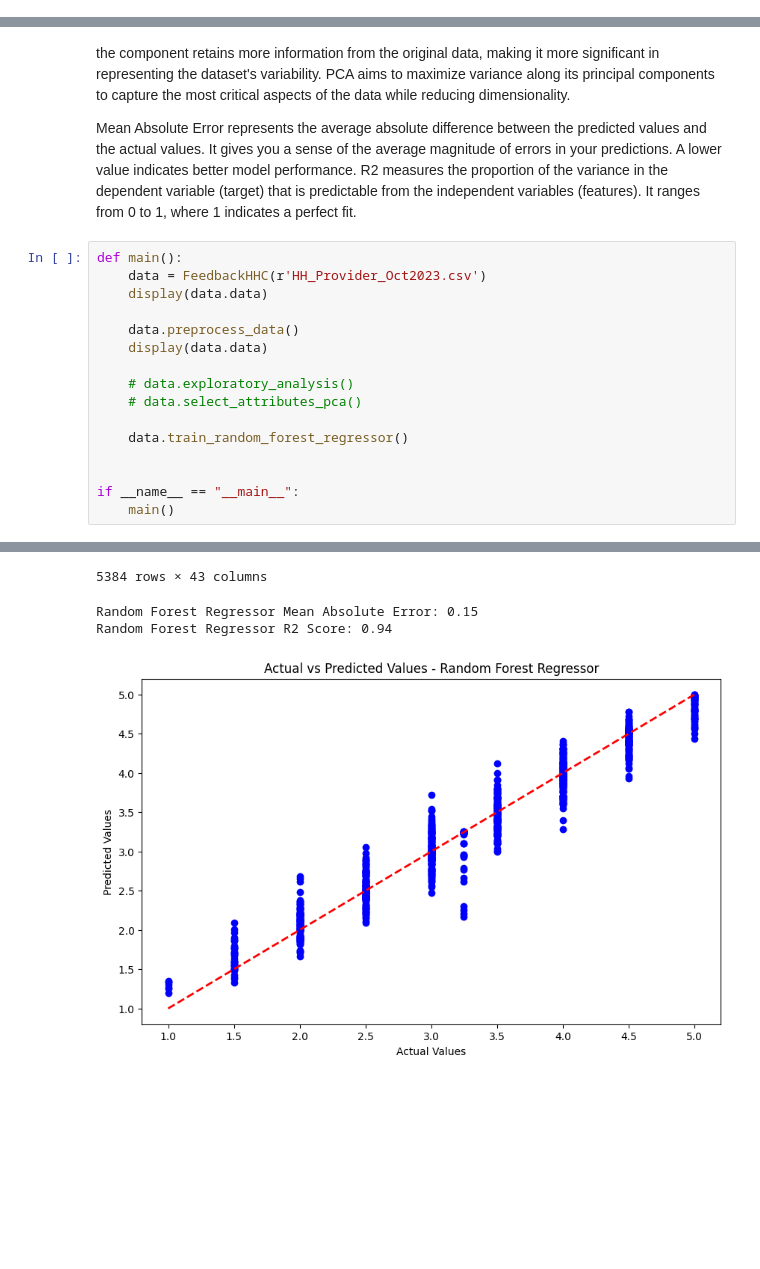
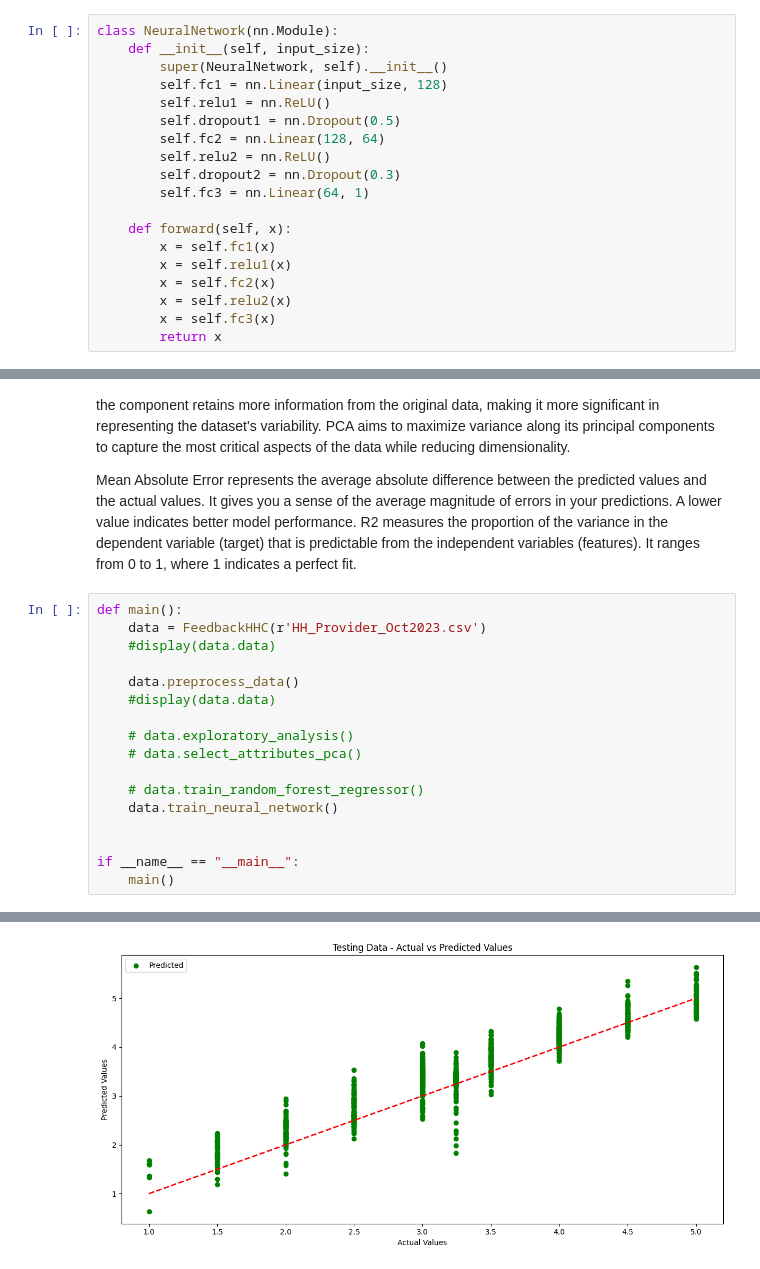
Before and after one commit to dariiing/Feedback-HHC, a Jupyter notebook: FeedbackHHC.ipynb, the cells around one changed output, grey strips where cells are left out. Saved outputs shown, nothing was run; the diff lists cells and outputs as text; blank space fills up the shorter version.

Commit message:
neural network added

```diff
--- a/FeedbackHHC.ipynb
+++ b/FeedbackHHC.ipynb
@@ -1 +16,20 @@
+# %%
+class NeuralNetwork(nn.Module):
+    def __init__(self, input_size):
+        super(NeuralNetwork, self).__init__()
+        self.fc1 = nn.Linear(input_size, 128)
+        self.relu1 = nn.ReLU()
+        self.dropout1 = nn.Dropout(0.5)
+        self.fc2 = nn.Linear(128, 64)
+        self.relu2 = nn.ReLU()
+        self.dropout2 = nn.Dropout(0.3)
+        self.fc3 = nn.Linear(64, 1)
+
+    def forward(self, x):
+        x = self.fc1(x)
+        x = self.relu1(x)
+        x = self.fc2(x)
+        x = self.relu2(x)
+        x = self.fc3(x)
+        return x
 # %%
@@ -222,15 +324,16 @@ R2 measures the proportion of the variance in the dependent variable (target) th
 # %%
 def main():
     data = FeedbackHHC(r'HH_Provider_Oct2023.csv')
-    display(data.data)
+    #display(data.data)
 
     data.preprocess_data()
-    display(data.data)
+    #display(data.data)
 
     # data.exploratory_analysis()
     # data.select_attributes_pca()
 
-    data.train_random_forest_regressor()
+    # data.train_random_forest_regressor()
+    data.train_neural_network()
 
 
 if __name__ == "__main__":
@@ -264,4 +353 @@ if __name__ == "__main__":
-5384 rows × 43 columns
-Random Forest Regressor Mean Absolute Error: 0.15
-Random Forest Regressor R2 Score: 0.94
-[figure, old version]
+[figure, new version]
```
Also changed, not shown: parts of 3 cells of this notebook.
